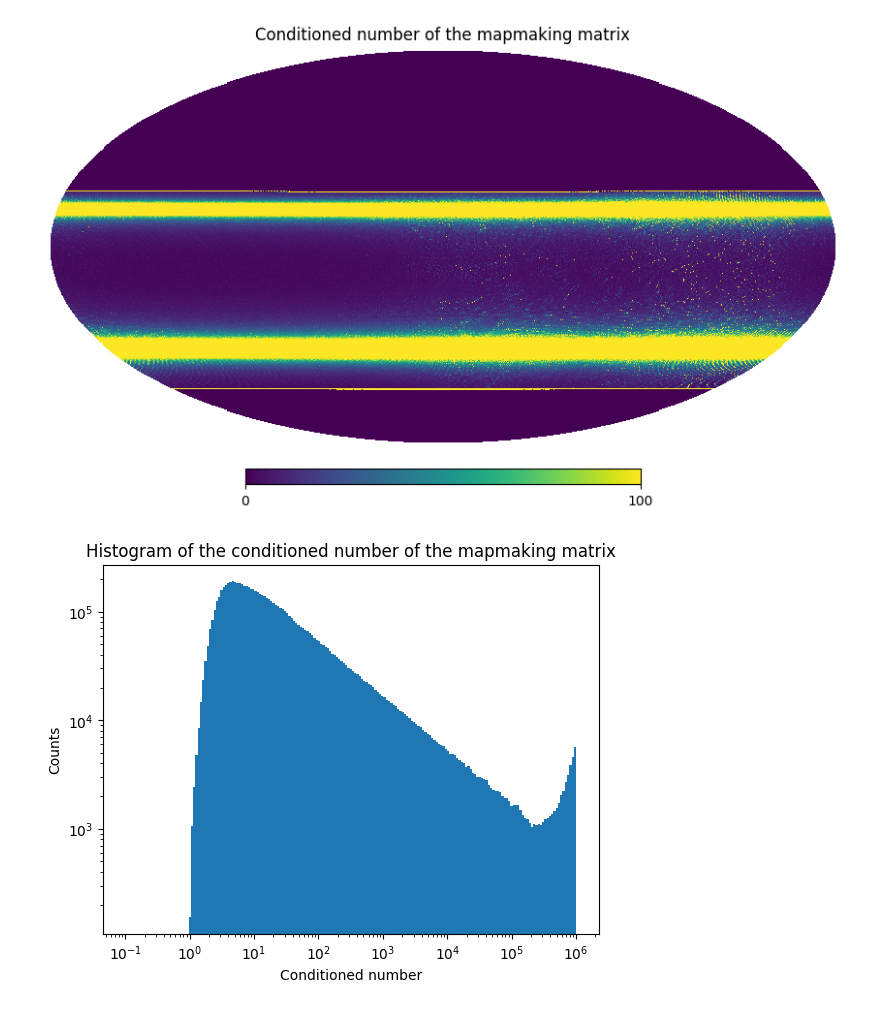
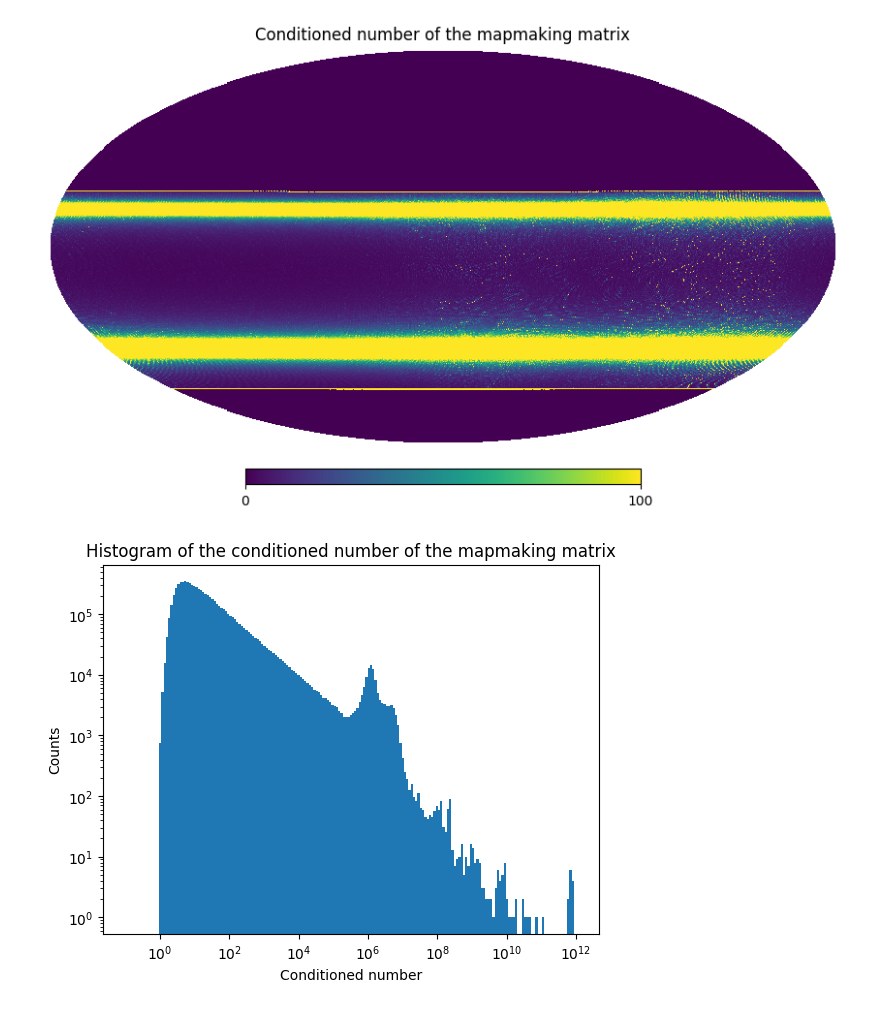
Before and after one commit to simonsobs/smarties, a Jupyter notebook: tutorials/basic_mapmaking.ipynb, the cells around one changed output. Drawn from its saved outputs; the diff is of its cells as text; code cells hidden in the pictures.

Commit message:
Little change in tutorial basic_mapmaking for the plotting of the histogram of conditioned_number

```diff
--- a/tutorials/basic_mapmaking.ipynb
+++ b/tutorials/basic_mapmaking.ipynb
@@ -194,12 +194,12 @@ hp.mollview(conditioned_number_extended, title='Conditioned number of the mapmak
 # %% [output]
 [figure]
 # %%
-plt.hist(conditioned_number, bins=np.logspace(-1, 6, 200))
+plt.hist(conditioned_number, bins=np.logspace(-1, 12, 200))
 plt.yscale('log')
 plt.xscale('log')
 plt.xlabel('Conditioned number')
 plt.ylabel('Counts')
 plt.title('Histogram of the conditioned number of the mapmaking matrix')
 plt.show()
 # %% [output]
-[figure, old version]
+[figure, new version]
```
